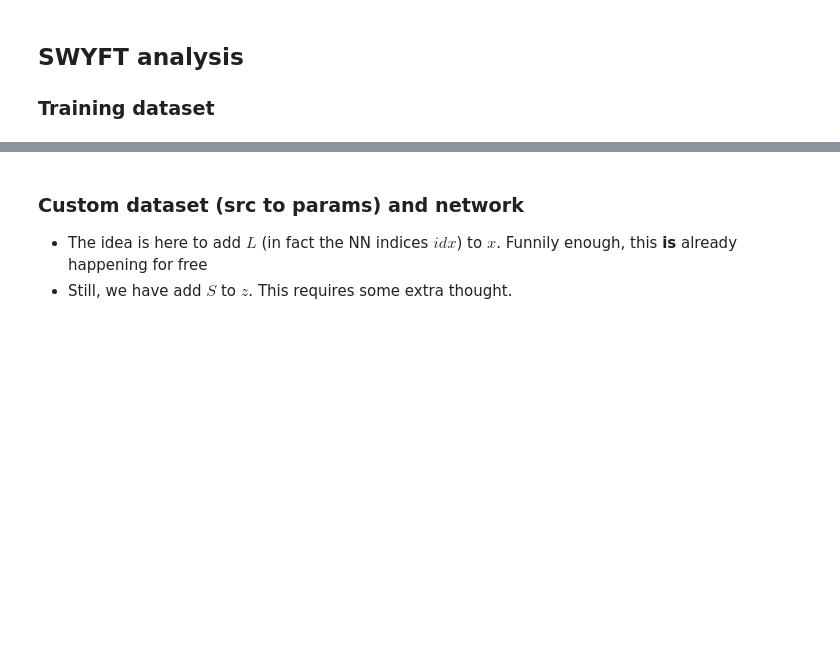
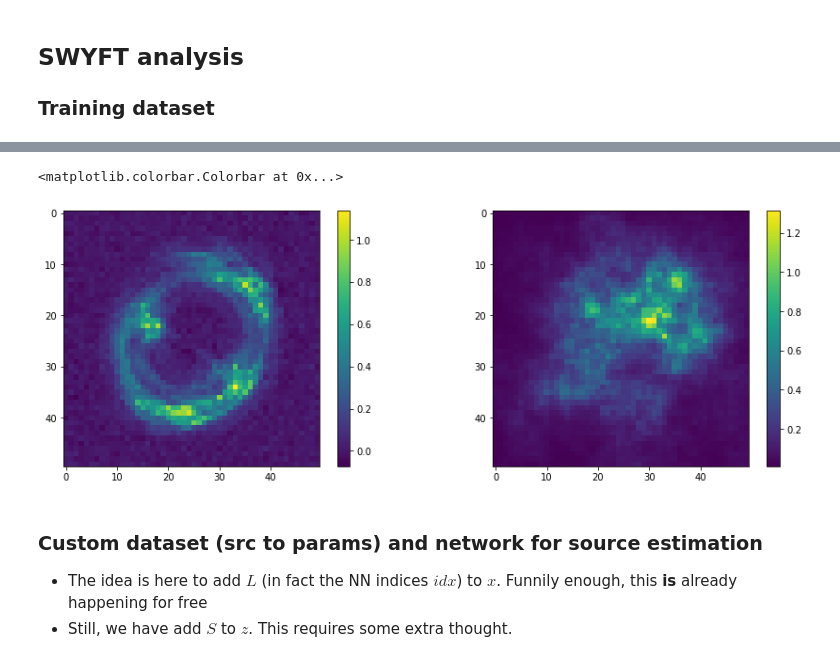
Before and after one commit to Abdoelabassi/swyft, a Jupyter notebook: notebooks/GUI paper/l11 - lensing all in.ipynb, the cells around one changed output, grey strips where cells are left out. Cells and saved outputs as stored; diff of their text form; code cells hidden in the pictures; blank space fills up the shorter version.

Commit message:
Nested source and lens reconstruction working

```diff
--- a/notebooks/GUI paper/l11 - lensing all in.ipynb
+++ b/notebooks/GUI paper/l11 - lensing all in.ipynb
@@ -255,5 +271,17 @@ for i in range(15):
+# %%
+#obs0, _, v0 = dataset[1]
+plt.figure(figsize=(15, 5))
+plt.subplot(1, 2, 1)
+plt.imshow(obs0['img'])
+plt.colorbar()
+plt.subplot(1, 2, 2)
+plt.imshow(obs0['src'])
+plt.colorbar()
+# %% [output]
+<matplotlib.colorbar.Colorbar at 0x...>
+[figure, added]
 # %% [markdown]
-### Custom dataset (src to params) and network
+### Custom dataset (src to params) and network for source estimation
 
 - The idea is here to add $L$ (in fact the NN indices $idx$) to $x$.  Funnily enough, this **is** already happening for free
 - Still, we have add $S$ to $z$. This requires some extra thought.
```
Also changed, not shown: parts of 26 cells of this notebook.
